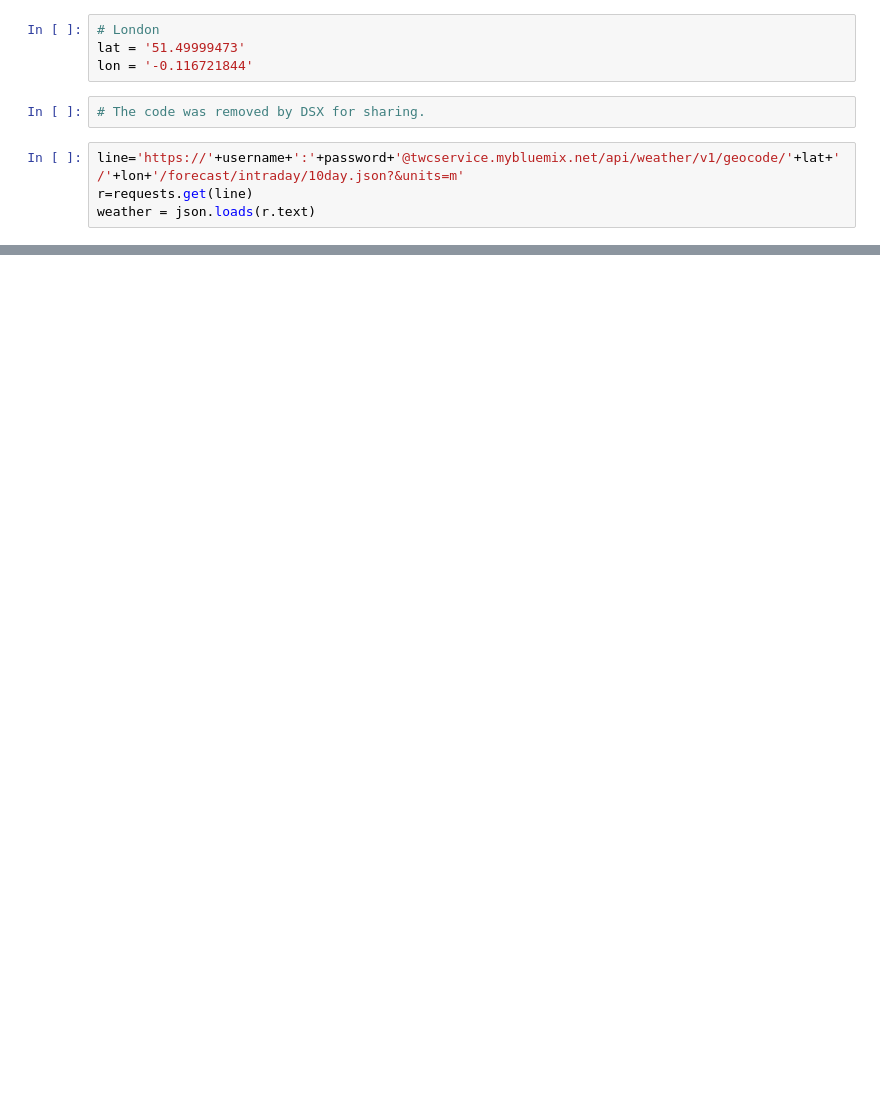
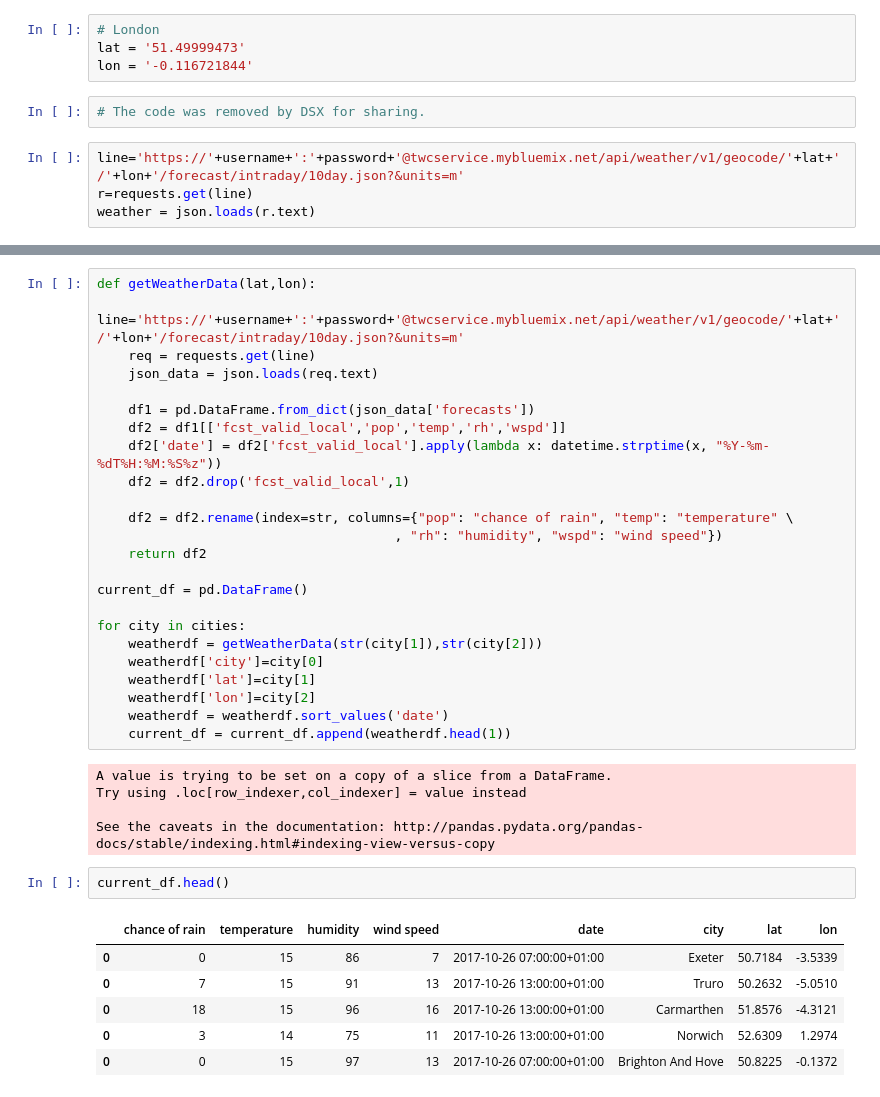
Before and after one commit to Spottybadrabbit/weather-demos, a Jupyter notebook: Weather Forecast with Matplotlib.ipynb, the cells around one changed output, grey strips where cells are left out. Saved outputs shown, nothing was run; the diff lists cells and outputs as text; blank space fills up the shorter version.

```diff
--- a/Weather Forecast with Matplotlib.ipynb
+++ b/Weather Forecast with Matplotlib.ipynb
@@ -61,0 +132,38 @@ print(json.dumps(weather, indent=4, sort_keys=True))
+# %%
+def getWeatherData(lat,lon):
+    line='https://'+username+':'+password+'@twcservice.mybluemix.net/api/weather/v1/geocode/'+lat+'/'+lon+'/forecast/intraday/10day.json?&units=m'
+    req = requests.get(line)
+    json_data = json.loads(req.text)
+
+    df1 = pd.DataFrame.from_dict(json_data['forecasts'])
+    df2 = df1[['fcst_valid_local','pop','temp','rh','wspd']]
+    df2['date'] = df2['fcst_valid_local'].apply(lambda x: datetime.strptime(x, "%Y-%m-%dT%H:%M:%S%z"))
+    df2 = df2.drop('fcst_valid_local',1)
+
+    df2 = df2.rename(index=str, columns={"pop": "chance of rain", "temp": "temperature" \
+                                      , "rh": "humidity", "wspd": "wind speed"})
+    return df2
+
+current_df = pd.DataFrame()
+
+for city in cities:
+    weatherdf = getWeatherData(str(city[1]),str(city[2]))
+    weatherdf['city']=city[0]
+    weatherdf['lat']=city[1]
+    weatherdf['lon']=city[2]
+    weatherdf = weatherdf.sort_values('date')
+    current_df = current_df.append(weatherdf.head(1))
+# %% [output]
+A value is trying to be set on a copy of a slice from a DataFrame.
+Try using .loc[row_indexer,col_indexer] = value instead
+
+See the caveats in the documentation: http://pandas.pydata.org/pandas-docs/stable/indexing.html#indexing-view-versus-copy
+# %%
+current_df.head()
+# %% [output]
+|  | chance of rain | temperature | humidity | wind speed | date | city | lat | lon |
+| 0 | 0 | 15 | 86 | 7 | 2017-10-26 07:00:00+01:00 | Exeter | 50.7184 | -3.5339 |
+| 0 | 7 | 15 | 91 | 13 | 2017-10-26 13:00:00+01:00 | Truro | 50.2632 | -5.0510 |
+| 0 | 18 | 15 | 96 | 16 | 2017-10-26 13:00:00+01:00 | Carmarthen | 51.8576 | -4.3121 |
+| 0 | 3 | 14 | 75 | 11 | 2017-10-26 13:00:00+01:00 | Norwich | 52.6309 | 1.2974 |
+| 0 | 0 | 15 | 97 | 13 | 2017-10-26 07:00:00+01:00 | Brighton And Hove | 50.8225 | -0.1372 |
```
Also changed, not shown: parts of 13 cells of this notebook.
